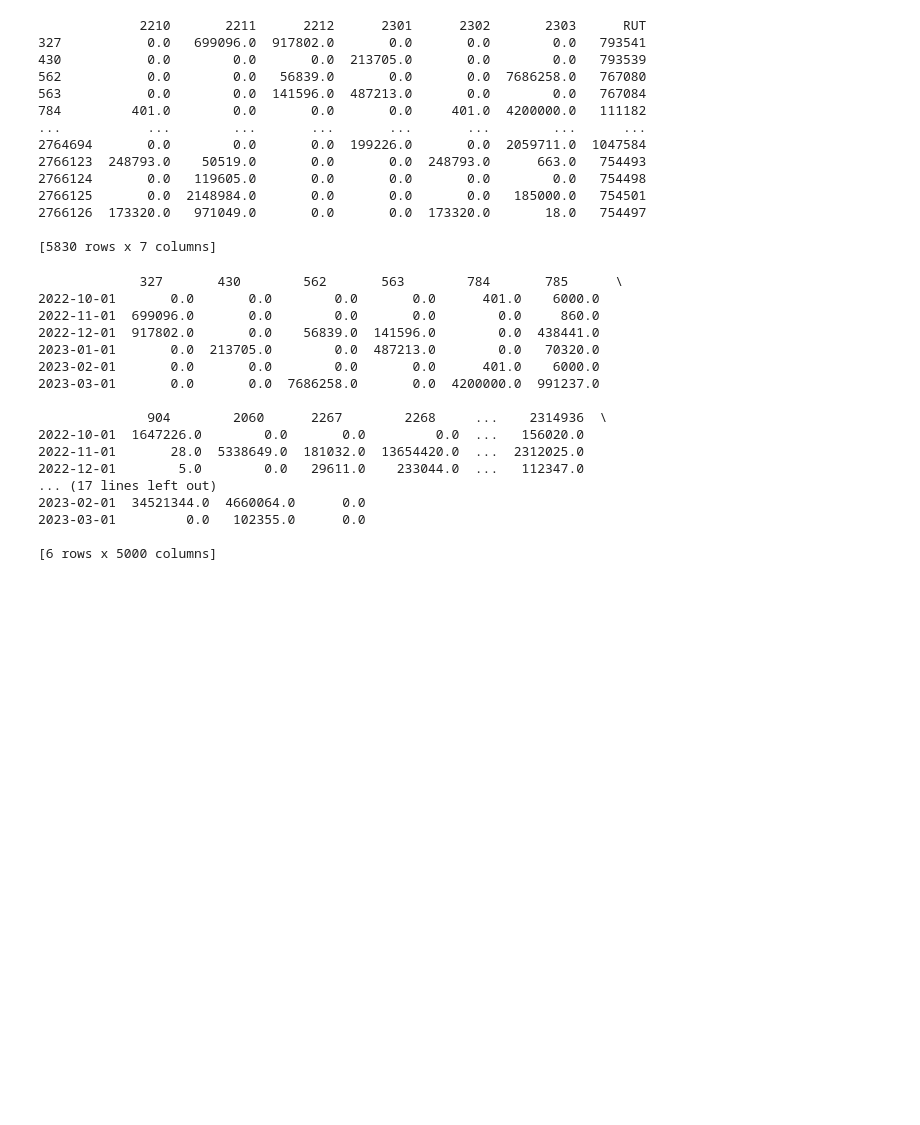
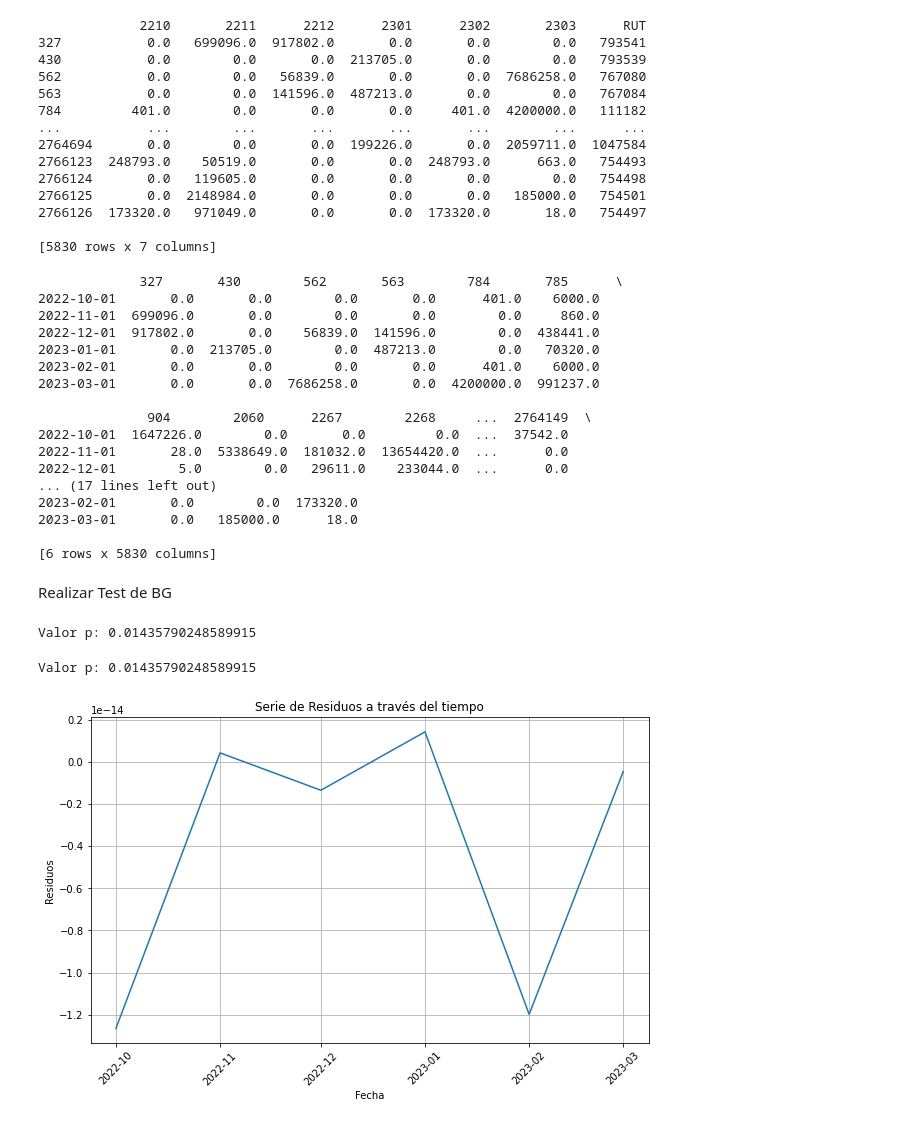
Before and after one commit to Danielggonzalez177/Proyecto-Capstone-IMT3500, a Jupyter notebook: Series.ipynb, the cells around one changed output. Saved outputs shown, nothing was run; the diff lists cells and outputs as text; code cells hidden in the pictures; blank space fills up the shorter version.

```diff
--- a/Series.ipynb
+++ b/Series.ipynb
@@ -234,7 +201,7 @@ print(dftemporal)
 [5830 rows x 7 columns]
 # %%
 
-df_tiempo = df[['2210', '2211', '2212', '2301', '2302', '2303']].copy()
+df_tiempo = dftemporal[['2210', '2211', '2212', '2301', '2302', '2303']].copy()
 df_tiempo.columns = pd.to_datetime(df_tiempo.columns, format='%y%m')
 df_tiempo = df_tiempo.T
 print(df_tiempo)
@@ -247,12 +214,14 @@ print(df_tiempo)
 2023-02-01       0.0       0.0        0.0       0.0      401.0    6000.0
 2023-03-01       0.0       0.0  7686258.0       0.0  4200000.0  991237.0
 
-              904        2060      2267        2268     ...    2314936  \
-2022-10-01  1647226.0        0.0       0.0         0.0  ...   156020.0
-2022-11-01       28.0  5338649.0  181032.0  13654420.0  ...  2312025.0
-2022-12-01        5.0        0.0   29611.0    233044.0  ...   112347.0
+              904        2060      2267        2268     ...  2764149  \
+2022-10-01  1647226.0        0.0       0.0         0.0  ...  37542.0
+2022-11-01       28.0  5338649.0  181032.0  13654420.0  ...      0.0
+2022-12-01        5.0        0.0   29611.0    233044.0  ...      0.0
 ... (17 lines left out)
-2023-02-01  34521344.0  4660064.0      0.0
-2023-03-01         0.0   102355.0      0.0
+2023-02-01       0.0        0.0  173320.0
+2023-03-01       0.0   185000.0      18.0
 
-[6 rows x 5000 columns]
+[6 rows x 5830 columns]
+# %% [markdown]
+Realizar Test de BG
@@ -258,0 +240,31 @@ print(df_tiempo)
+# %%
+df_const = add_constant(df_tiempo)
+model = sm.OLS(df_const.iloc[:, 0], df_const.iloc[:, 1:])
+lm_results = model.fit()
+
+lm, p_value, f_value, f_p_value = acorr_breusch_godfrey(lm_results, nlags=1)
+
+#print("Estadísticas LM:", lm)
+#print("Estadística F:", f_value)
+#print("Valor p de F:", f_p_value)
+print("Valor p:", p_value)
+# %% [output]
+Valor p: 0.01435790248589915
+# %%
+TestSeriesBG(df_tiempo)
+# %% [output]
+Valor p: 0.01435790248589915
+# %%
+residuos = lm_results.resid
+
+# Graficar la serie de residuos
+plt.figure(figsize=(10, 6))
+plt.plot(df_tiempo.index, residuos)
+plt.xlabel('Fecha')
+plt.ylabel('Residuos')
+plt.title('Serie de Residuos a través del tiempo')
+plt.xticks(rotation=45)
+plt.grid(True)
+plt.show()
+# %% [output]
+[figure, added]
```
Also changed, not shown: parts of 9 cells of this notebook.
